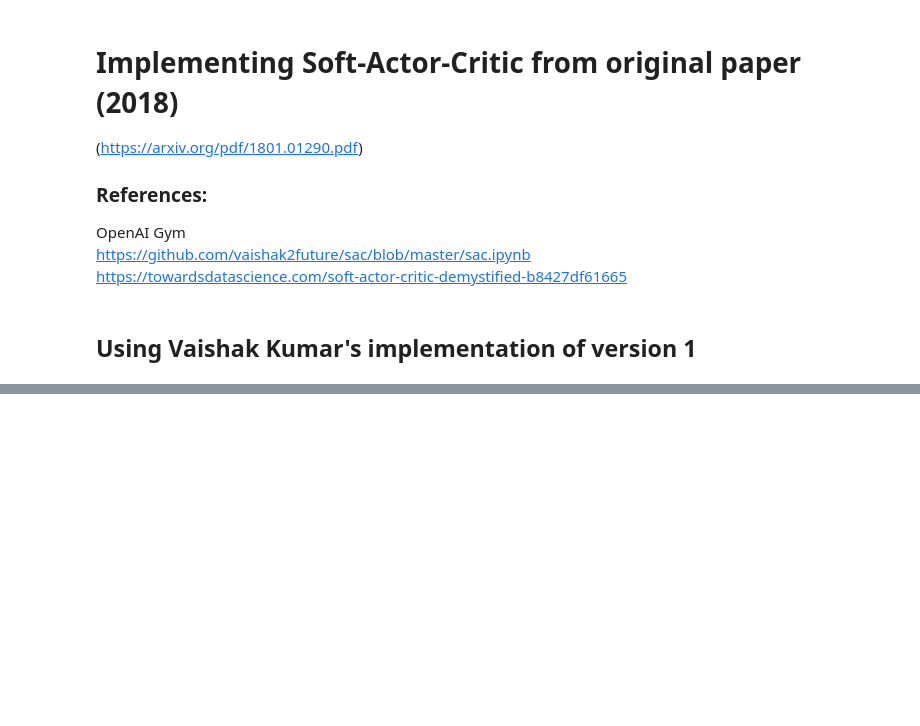
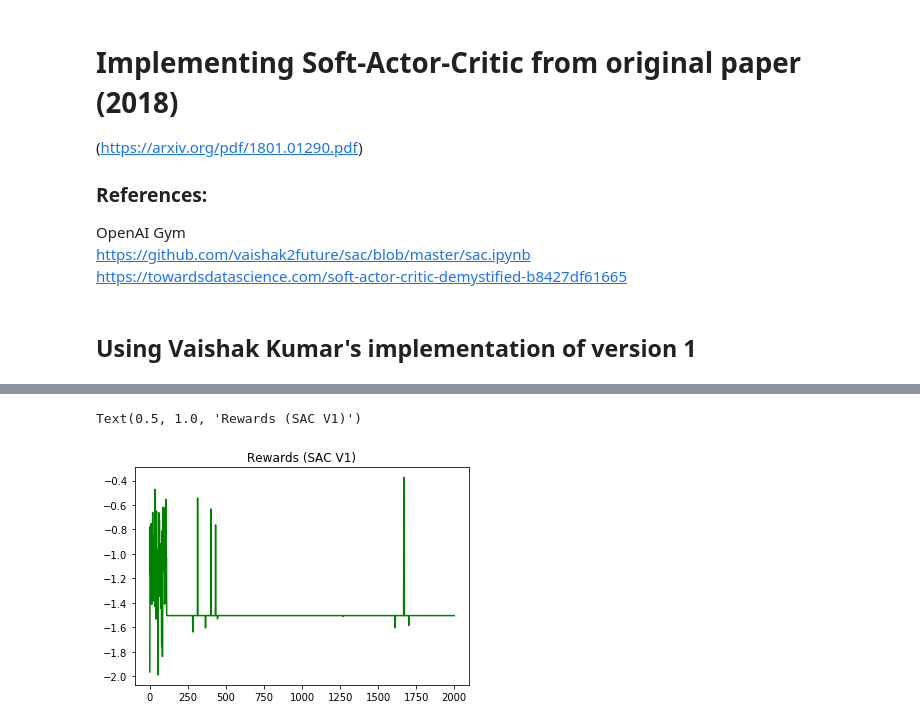
Before and after one commit to lucas-spangher/transactive_control, a Jupyter notebook: SAC_implementation.ipynb, the cells around one changed output, grey strips where cells are left out. Saved outputs shown, nothing was run; the diff lists cells and outputs as text; code cells hidden in the pictures; blank space fills up the shorter version.

```diff
--- a/SAC_implementation.ipynb
+++ b/SAC_implementation.ipynb
@@ -347,0 +404,6 @@ RuntimeError: invalid argument 0: Tensors must have same number of dimensions: g
+# %%
+plt.plot(np.array(range(max_steps)),rewards, color='green')
+plt.title("Rewards (SAC V1)")
+# %% [output]
+Text(0.5, 1.0, 'Rewards (SAC V1)')
+[figure, added]
```
Also changed, not shown: parts of 9 cells of this notebook, 3 other files.
